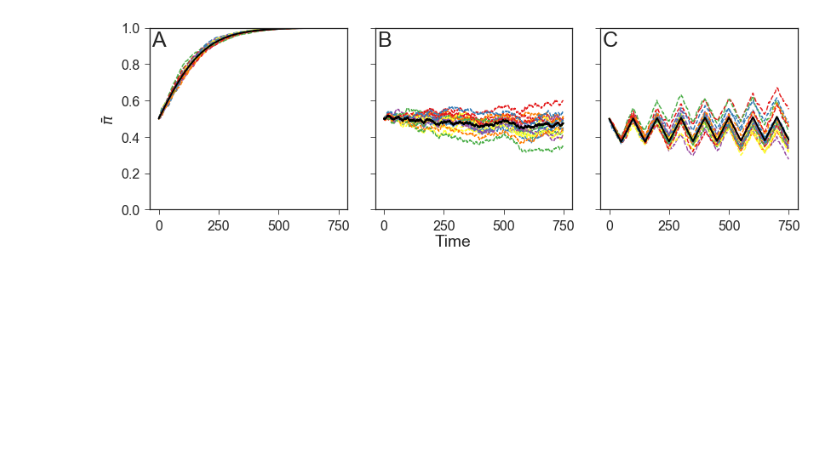
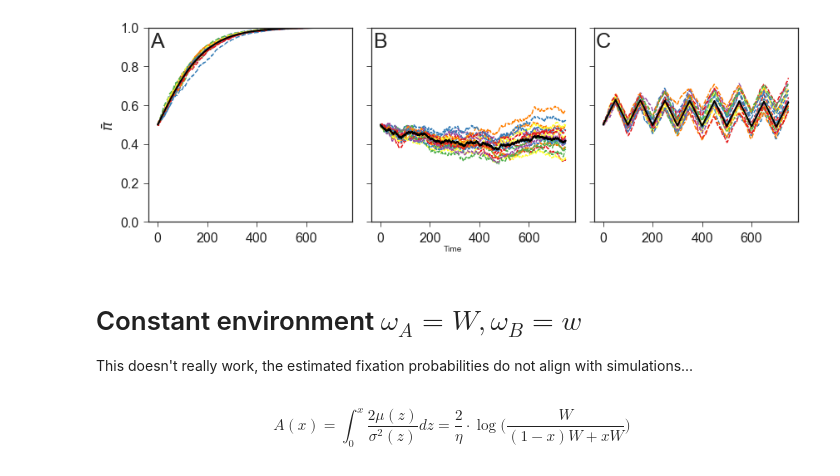
Before and after one commit to yoavram/Milpitas, a Jupyter notebook: notebooks/stochastic_differential_equation.ipynb, the cells around one changed output. Drawn from its saved outputs; the diff is of its cells as text; code cells hidden in the pictures; blank space fills up the shorter version.

```diff
--- a/notebooks/stochastic_differential_equation.ipynb
+++ b/notebooks/stochastic_differential_equation.ipynb
@@ -27,22 +33,22 @@ def fig_panel_labels(axes, letters='ABCDEFGHIJKLMNOP', xcoord=-0.17, ycoord=0.92
 # %%
 def recurrence(x, t, η, ε, W, w):
-    ωA, ωB = (W, w) if ε[t] == 1 else (w, W)
+    ωA, ωB = (W, w) if ε[t] == 0 else (w, W)
     meanω = x * ωA + (1 - x) * ωB
     return (x * ωA * ( (1 - η) * x + η) + (1 - x) * ωB * (1 - η) * x) / meanω
 
 def μ(x, t, η, ε, W, w):
-    ωA, ωB = (W, w) if ε[t] == 1 else (w, W)
+    ωA, ωB = (W, w) if ε[t] == 0 else (w, W)
     meanω = x * ωA + (1 - x) * ωB
     return η * x * (1 - x) * (ωA - ωB) / meanω
 
 def σ2(x, t, η, ε, W, w):
-    ωA, ωB = (W, w) if ε[t] == 1 else (w, W)
+    ωA, ωB = (W, w) if ε[t] == 0 else (w, W)
     meanω = x * ωA + (1 - x) * ωB
-    return η**2 * x * (1 - x) * ((ωA + ωB) / meanω - 1)
+    return η**2 * x * (1 - x) * ((1 - x) * ωA + x * ωB )
 
 def dxdt(x, t, η, ε, W, w):
     t = min(ε.size - 1, int(round(t, 0)))
-    ωA, ωB = (W, w) if ε[t] == 1 else (w, W)
+    ωA, ωB = (W, w) if ε[t] == 0 else (w, W)
     meanω = x * ωA + (1 - x) * ωB
     return η * x * (1 - x) * (ωA - ωB) / meanω
 # %%
@@ -53,46 +59,55 @@ reps = 20
 t = np.arange(750, dtype=int)
 x0 = 0.5
 envs = [
-    np.ones(t.size),
+    np.zeros(t.size),
     np.random.randint(0, 2, t.size),
     np.array(([0] * 50 + [1] * 50)*10)
 ]
 
 for ax, ε, letter in zip(axes.flat, envs, 'ABCDEFG'):
-    assert ε.size >= t.size
     params = η, ε, W, w
     # recurrence
     x_r = np.empty_like(t, dtype=float)
     x_r[0] = x0
     for i in range(1, t.size):
         x_r[i] = recurrence(x_r[i - 1], i - 1, *params)
     # ode
 #     x_o = odeint(dxdt, x0, t, args=params)
     # diffusion
     x_d = np.array([
         sdeint.itoint(
             lambda x, t: μ(x, t, *params),
             lambda x, t: σ2(x, t, *params),
             x0,
             t
         )
         for _ in range(reps)
     ]).squeeze().T
     # plot
     ax.plot(t, x_d, ls='--', label='diffusion')
     ax.plot(t, x_r, ls='-', lw=2, color='k', label='recurrence')
 #     ax.plot(t, x_o, ls='-', label='ode')
 
 # axes[0].legend()
 axes[0].set(
     ylim=(0, 1),
     ylabel=r'$\bar{\pi}$'
 )
 fig_panel_labels(axes, xcoord=0.01, ycoord=0.9)
 fig_xlabel(fig, 'Time')
 fig.tight_layout()
 plt.savefig('../figures/sde_example.pdf')
 # %% [output]
-[figure, old version]
+[figure, new version]
+# %% [markdown]
+# Constant environment $\omega_A=W, \omega_B=w$
+
+This doesn't really work, the estimated fixation probabilities do not align with simulations...
+# %% [markdown]
+$$
+A(x) =
+\int_{0}^{x}{\frac{2 \mu(z)}{\sigma^2(z)} dz} =
+\frac{2}{\eta} \cdot \log{\Big( \frac{W}{(1-x)W + xW} \Big)}
+$$
 # %%
 def A(x, η, W, w):
```
Also changed, not shown: parts of 19 cells of this notebook, 1 other file.
